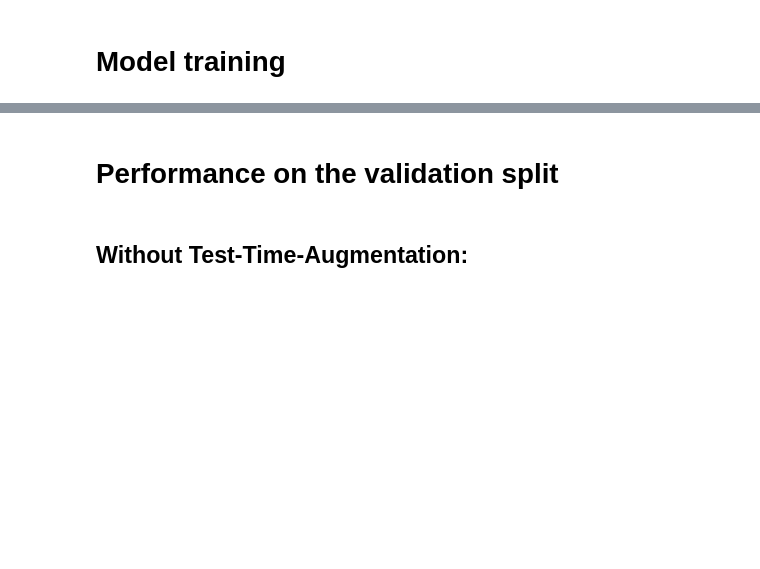
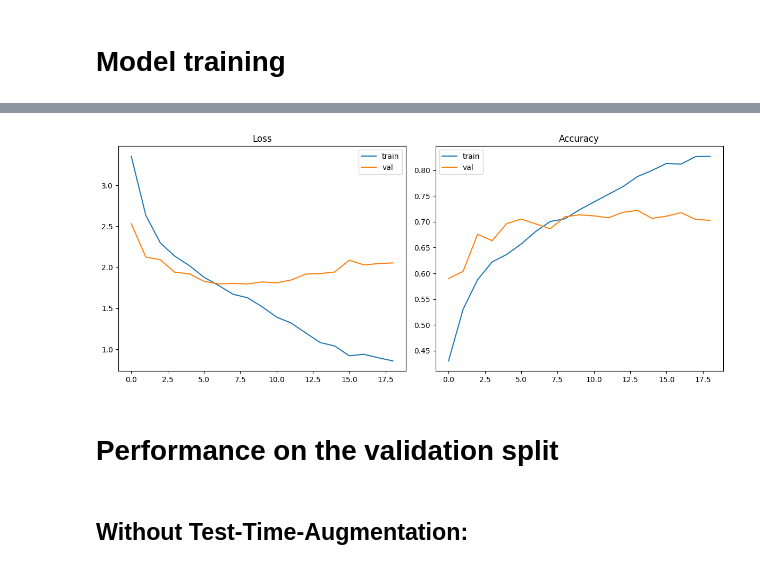
Before and after one commit to valbad/chestxray-efficientnet, a Jupyter notebook: notebooks/chestxray_training_and_inference.ipynb, the cells around one changed output, grey strips where cells are left out. Cells and saved outputs as stored; diff of their text form; code cells hidden in the pictures; blank space fills up the shorter version.

Commit message:
scripts and src/training updated

```diff
--- a/notebooks/chestxray_training_and_inference.ipynb
+++ b/notebooks/chestxray_training_and_inference.ipynb
@@ -466,0 +166,4 @@ print(f"📦 Last epoch model saved at: {last_model_path}")
+# %%
+from src.training.train import train
+cfg["data"]["train_dir"] = "data/train" # Note that first epoch usually takes 10min, following ones last  1min30
+history = train(cfg)
@@ -467,3 +214,18 @@ print(f"📦 Last epoch model saved at: {last_model_path}")
+# %%
+fig, ax = plt.subplots(1,2, figsize = (12,5))
+ax[0].plot(history["train_loss"], label="train")
+ax[0].plot(history["val_loss"], label="val")
+ax[0].set_title("Loss")
+ax[0].legend()
+
+ax[1].plot(history["train_acc"], label="train")
+ax[1].plot(history["val_acc"], label="val")
+ax[1].set_title("Accuracy")
+ax[1].legend()
+plt.tight_layout()
+plt.show()
+# %% [output]
+[figure, added]
 # %% [markdown]
 # Performance on the validation split
 # %%
```
Also changed, not shown: parts of 29 cells of this notebook, 13 other files.
